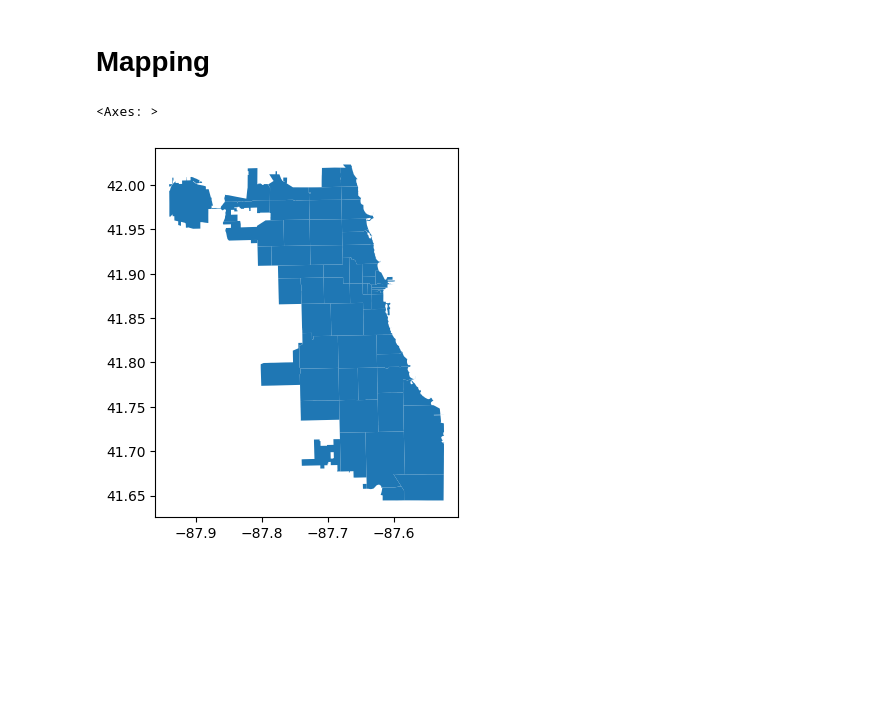
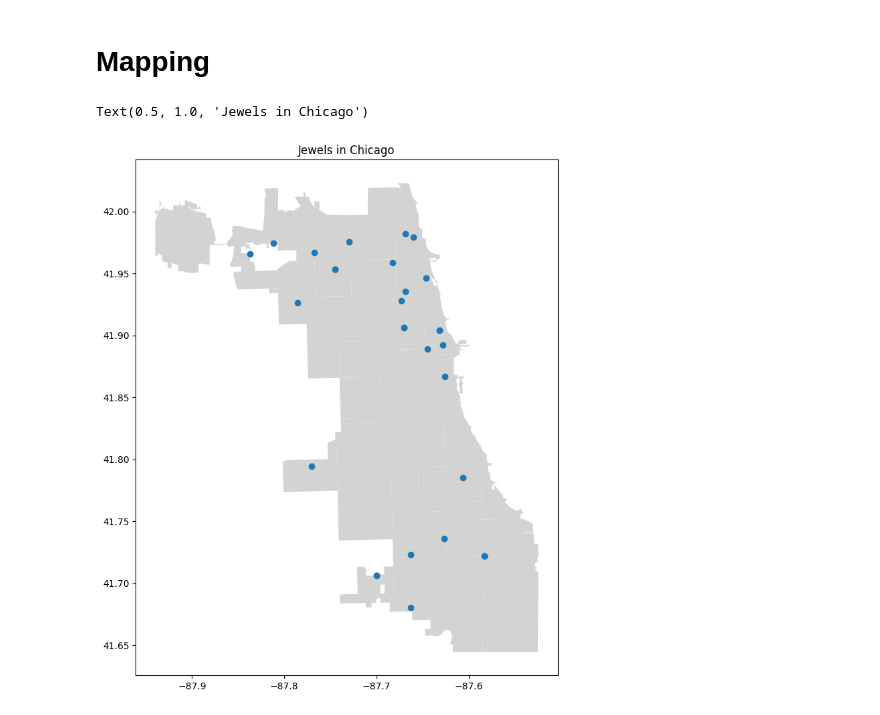
Before and after one commit to j-max/chicago_data, a Jupyter notebook: businesses/grocery_stores/grocery_stores.ipynb, the cells around one changed output. Saved outputs shown, nothing was run; the diff lists cells and outputs as text; code cells hidden in the pictures; blank space fills up the shorter version.

Commit message:
Add map of jewels

```diff
--- a/businesses/grocery_stores/grocery_stores.ipynb
+++ b/businesses/grocery_stores/grocery_stores.ipynb
@@ -98,8 +100,17 @@ There are 31 Aldi's in Chicago
 # %%
 shape_file = "../../shape_files/geo_export_13b5a44a-41a4-464a-8d09-00ab1c022c4d.shp"
 chicago_map = gpd.read_file(shape_file)
-# %%
-chicago_map.plot()
-# %% [output]
-<Axes: >
-[figure, removed]
+# %%
+crs = {'init':'EPSG:4326'}
+geometry = [Point(xy) for xy in zip(jewels['longitude'], jewels['latitude'])]
+geo_df = gpd.GeoDataFrame(jewels,
+                          crs=crs,
+                          geometry = geometry)
+# %%
+fig, ax = plt.subplots(figsize = (10,10))
+chicago_map.to_crs(epsg=4326).plot(ax=ax, color='lightgrey')
+geo_df.plot(ax=ax)
+ax.set_title('Jewels in Chicago')
+# %% [output]
+Text(0.5, 1.0, 'Jewels in Chicago')
+[figure, added]
```
Also changed, not shown: parts of 1 cell of this notebook.
